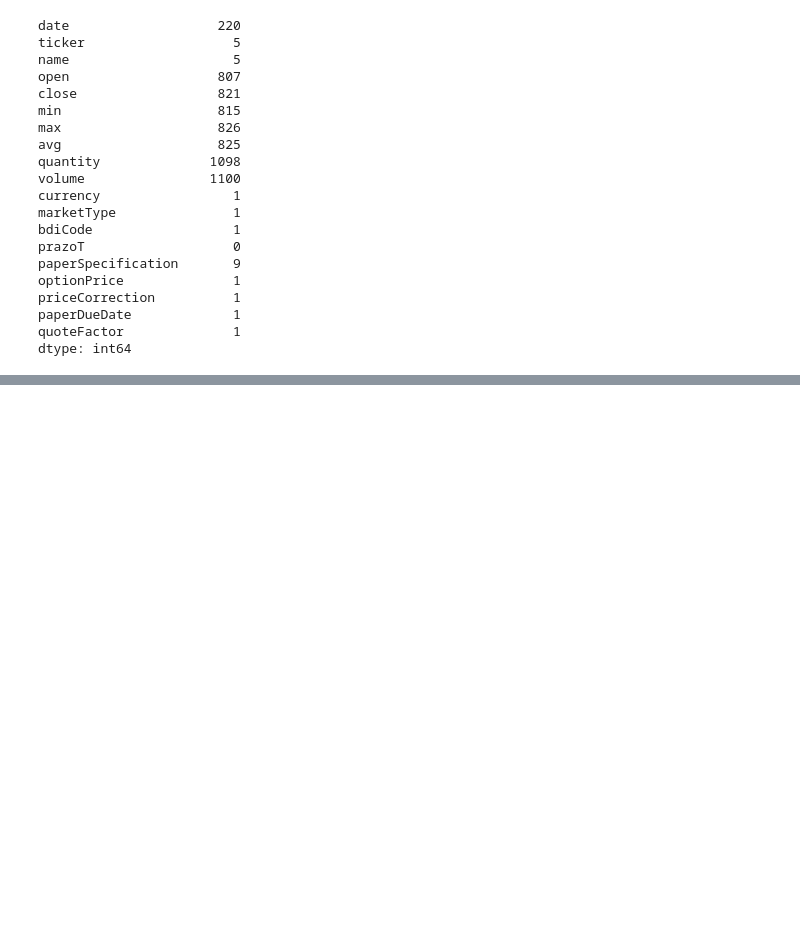
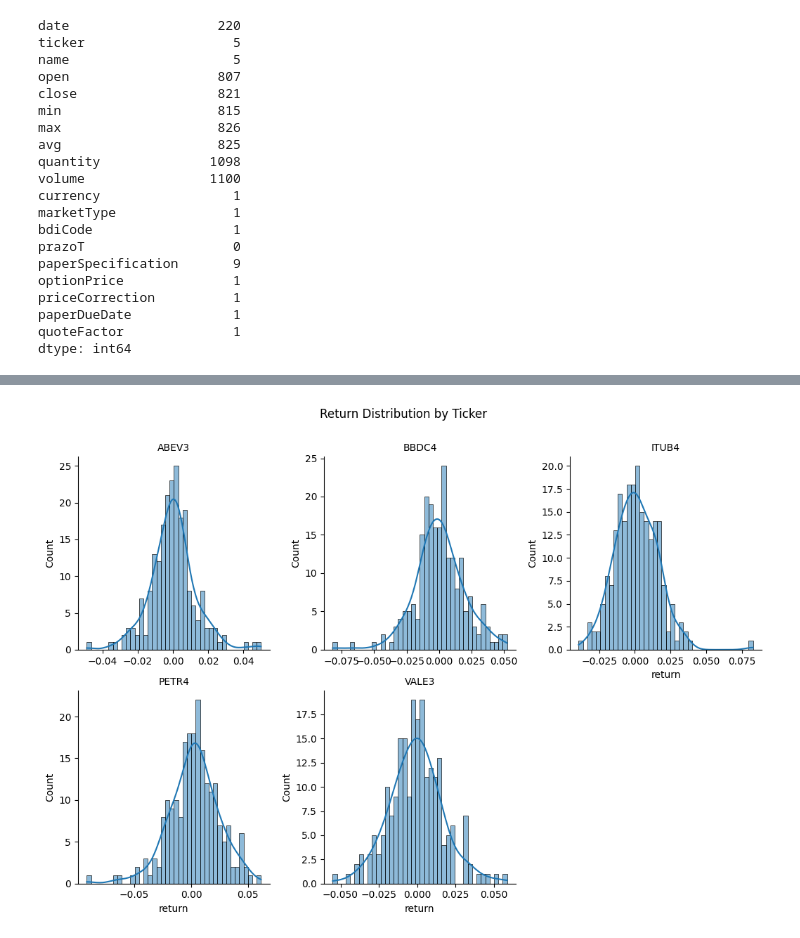
Before and after one commit to mestresanna/lifeCycleProject, a Jupyter notebook: notebooks/explorationOfDataSet.ipynb, the cells around one changed output, grey strips where cells are left out. Cells and saved outputs as stored; diff of their text form; code cells hidden in the pictures; blank space fills up the shorter version.

```diff
--- a/notebooks/explorationOfDataSet.ipynb
+++ b/notebooks/explorationOfDataSet.ipynb
@@ -160,0 +263,10 @@ dtype: int64
+# %%
+import seaborn as sns
+
+g = sns.FacetGrid(ds, col="ticker", col_wrap=3, height=3.5, sharex=False, sharey=False)
+g.map_dataframe(sns.histplot, x="return", bins=40, kde=True)
+g.set_titles(col_template="{col_name}")
+g.fig.suptitle("Return Distribution by Ticker", y=1.05)
+plt.show()
+# %% [output]
+[figure, added]
```
Also changed, not shown: parts of 38 cells of this notebook.
